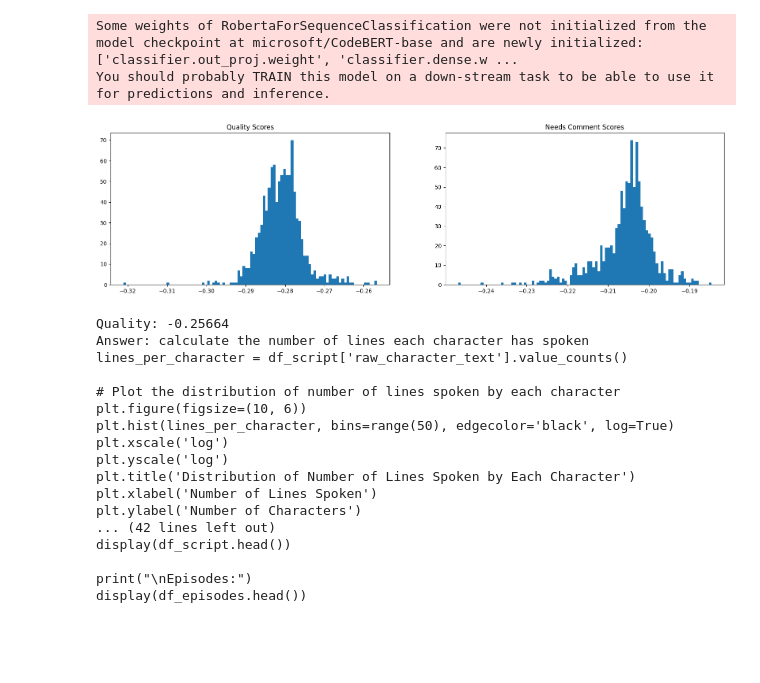
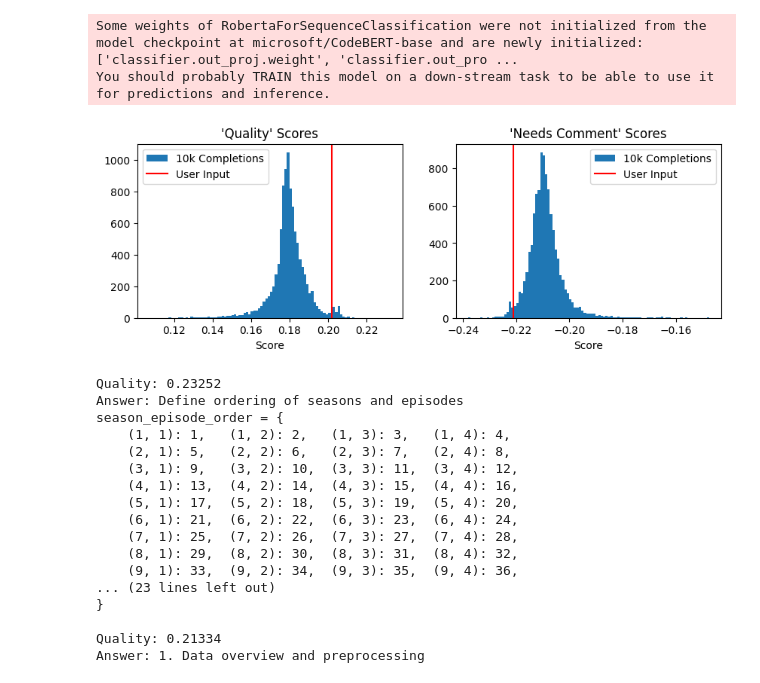
Before and after one commit to pvs-hd-tea/23ws-LLMcoder, a Jupyter notebook: experimental/multi-choice.ipynb, the cells around one changed output. Saved outputs shown, nothing was run; the diff lists cells and outputs as text; code cells hidden in the pictures; blank space fills up the shorter version.

Commit message:
Analyze topics and scores of 10k completions

```diff
--- a/experimental/multi-choice.ipynb
+++ b/experimental/multi-choice.ipynb
@@ -42,5 +42,5 @@ messages = [{
     "content": code
 }]
 # %%
-N_SAMPLES = 1_000
+N_SAMPLES = 10_000
 # %%
@@ -94,10 +100,13 @@ topic_model.visualize_documents(answer_list, reduced_embeddings=reduced_embeddin
 from transformers import AutoTokenizer, AutoModelForSequenceClassification
 
 tokenizer = AutoTokenizer.from_pretrained("microsoft/CodeBERT-base")
-model = AutoModelForSequenceClassification.from_pretrained("microsoft/CodeBERT-base")
+model = AutoModelForSequenceClassification.from_pretrained("microsoft/CodeBERT-base").to("cuda")
 # %% [output]
-Some weights of RobertaForSequenceClassification were not initialized from the model checkpoint at microsoft/CodeBERT-base and are newly initialized: ['classifier.out_proj.weight', 'classifier.dense.w ...
+Some weights of RobertaForSequenceClassification were not initialized from the model checkpoint at microsoft/CodeBERT-base and are newly initialized: ['classifier.out_proj.weight', 'classifier.out_pro ...
 You should probably TRAIN this model on a down-stream task to be able to use it for predictions and inference.
+# %%
+import torch
+device = torch.device("cuda" if torch.cuda.is_available() else "cpu")
 # %%
 quality_scores = []
 needs_comment_scores = []
@@ -107,49 +116,56 @@ for answer in tqdm(answer_list):
 
     # If the full_code is longer than 512 tokens, we need to truncate it
     while len(tokenizer.encode(full_code, return_tensors="pt")[0]) > 512:
-        answer = answer[1:]
-        full_code = code + answer
+        full_code = full_code[1:]
 
-    input_ids = tokenizer.encode(full_code, return_tensors="pt")
+    input_ids = tokenizer.encode(full_code, return_tensors="pt").to(device)
     output = model(input_ids)
-    quality_scores.append(output.logits[0, 0].tolist())
-    needs_comment_scores.append(output.logits[0, 1].tolist())
+    quality_scores.append(output.logits[0, 0].to("cpu").tolist())
+    needs_comment_scores.append(output.logits[0, 1].to("cpu").tolist())
 
-quality_score_before = model(tokenizer.encode(code, return_tensors="pt")).logits[0, 0].tolist()
-needs_comment_score_before = model(tokenizer.encode(code, return_tensors="pt")).logits[0, 1].tolist()
+input_ids = tokenizer.encode(code, return_tensors="pt").to(device)
+quality_score_before = model(input_ids).logits[0, 0].cpu().tolist()
+needs_comment_score_before = model(input_ids).logits[0, 1].cpu().tolist()
 # %%
 import matplotlib.pyplot as plt
 # %%
-fig, ax = plt.subplots(1, 2, figsize=(20, 5))
-ax[0].hist(quality_scores, bins=100)
-ax[0].set_title("Quality Scores")
-ax[1].hist(needs_comment_scores, bins=100)
-ax[1].set_title("Needs Comment Scores");
+fig, ax = plt.subplots(1, 2, figsize=(10, 3))
+ax[0].hist(quality_scores, bins=100, label="10k Completions")
+ax[0].set_title("'Quality' Scores")
+ax[0].set_xlabel("Score")
+ax[0].axvline(quality_score_before, color="red", label="User Input")
+ax[0].legend()
+
+ax[1].hist(needs_comment_scores, bins=100, label="10k Completions")
+ax[1].set_title("'Needs Comment' Scores");
+ax[1].set_xlabel("Score")
+ax[1].axvline(needs_comment_score_before, color="red", label="User Input")
+ax[1].legend();
 # %% [output]
-[figure, old version]
+[figure, new version]
 # %%
 # Show the best quality answers
 best_quality_answers = sorted(zip(quality_scores, answer_list), reverse=True)
-for quality, answer in best_quality_answers[:4]:
+for quality, answer in best_quality_answers[:2]:
     print(f"Quality: {quality:.5f}\nAnswer: {answer}\n")
 # %% [output]
-Quality: -0.25664
-Answer: calculate the number of lines each character has spoken
-lines_per_character = df_script['raw_character_text'].value_counts()
+Quality: 0.23252
+Answer: Define ordering of seasons and episodes
+season_episode_order = {
+    (1, 1): 1,   (1, 2): 2,   (1, 3): 3,   (1, 4): 4,
+    (2, 1): 5,   (2, 2): 6,   (2, 3): 7,   (2, 4): 8,
+    (3, 1): 9,   (3, 2): 10,  (3, 3): 11,  (3, 4): 12,
+    (4, 1): 13,  (4, 2): 14,  (4, 3): 15,  (4, 4): 16,
+    (5, 1): 17,  (5, 2): 18,  (5, 3): 19,  (5, 4): 20,
+    (6, 1): 21,  (6, 2): 22,  (6, 3): 23,  (6, 4): 24,
+    (7, 1): 25,  (7, 2): 26,  (7, 3): 27,  (7, 4): 28,
+    (8, 1): 29,  (8, 2): 30,  (8, 3): 31,  (8, 4): 32,
+    (9, 1): 33,  (9, 2): 34,  (9, 3): 35,  (9, 4): 36,
+... (23 lines left out)
+}
 
-# Plot the distribution of number of lines spoken by each character
-plt.figure(figsize=(10, 6))
-plt.hist(lines_per_character, bins=range(50), edgecolor='black', log=True)
-plt.xscale('log')
-plt.yscale('log')
-plt.title('Distribution of Number of Lines Spoken by Each Character')
-plt.xlabel('Number of Lines Spoken')
-plt.ylabel('Number of Characters')
-... (42 lines left out)
-display(df_script.head())
-
-print("\nEpisodes:")
-display(df_episodes.head())
+Quality: 0.21334
+Answer: 1. Data overview and preprocessing
 # %%
 # Show the worst quality answers
 worst_quality_answers = sorted(zip(quality_scores, answer_list), reverse=False)
```
Also changed, not shown: parts of 15 cells of this notebook, 1 other file.
